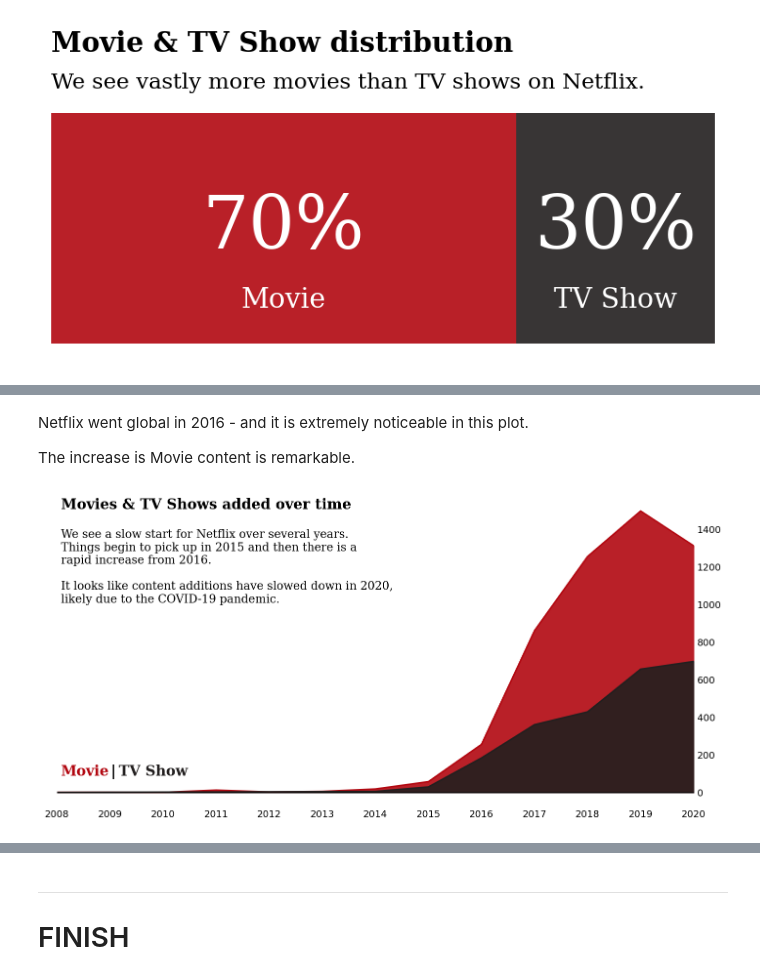
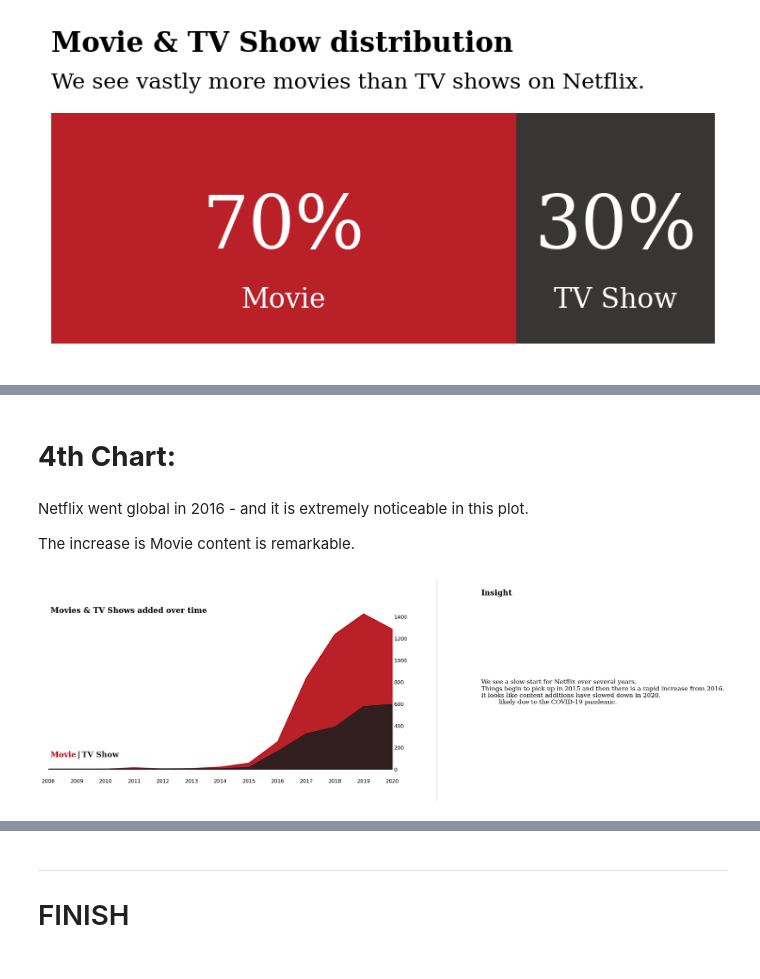
Before and after one commit to Zaariaf/Srpint-1, a Jupyter notebook: netflix_data_visualization.ipynb, the cells around one changed output, grey strips where cells are left out. Saved outputs shown, nothing was run; the diff lists cells and outputs as text; code cells hidden in the pictures.

```diff
--- a/netflix_data_visualization.ipynb
+++ b/netflix_data_visualization.ipynb
@@ -361,11 +447,18 @@ I would imagine that the USA will have the most content.
 # %%
+# Check and create 'first_country' column if it doesn't exist
+df['first_country'] = df['country']  # Assuming 'country' exists and is similar to what you need
+
+# Check if 'count' column exists
+if 'count' not in df.columns:
+    df['count'] = 1  # Placeholder, replace with actual logic to create 'count' column
+
 # Group the DataFrame by 'first_country' and sum the 'count' column, then sort the result in descending order
 data = df.groupby('first_country')['count'].sum().sort_values(ascending=False)[:10]
 
 # Plot
 # Create a color map for the bars, with default color and highlight for the top 3
 color_map = ['#f5f5f1' for _ in range(10)]
-color_map[0] = color_map[1] = color_map[2] =  '#b20710'  # Color highlight for the top 3 countries
+color_map[0] = color_map[1] = color_map[2] = '#b20710'  # Color highlight for the top 3 countries
 
 # Set up the figure and axes with specific size
 fig, ax = plt.subplots(1, 1, figsize=(12, 6))
@@ -394,7 +487,6 @@ ax.set_xticklabels(data.index, fontfamily='serif', rotation=0)
 fig.text(0.09, 1, 'Top 10 countries on Netflix', fontsize=15, fontweight='bold', fontfamily='serif')
 # Add a sub-title
 fig.text(0.09, 0.95, 'The three most frequent countries have been highlighted.', fontsize=12, fontweight='light', fontfamily='serif')
-
 # Add an insight section with custom text
 fig.text(1.1, 1.01, 'Insight', fontsize=15, fontweight='bold', fontfamily='serif')
 fig.text(1.1, 0.67, '''The most prolific producers of
@@ -402,7 +494,7 @@ content for Netflix are, primarily,
 the USA, with India and the UK
 a significant distance behind.
 It makes sense that the USA produces the most content as, after
-all, Netflix is a US company.''' , fontsize=12, fontweight='light', fontfamily='serif')
+all, Netflix is a US company.''', fontsize=12, fontweight='light', fontfamily='serif')
 
 # Add grid lines on the y-axis
 ax.grid(axis='y', linestyle='-', alpha=0.4)
@@ -415,7 +507,7 @@ ax.set_yticks(grid_y_ticks)
 ax.set_axisbelow(True)
 
 # Thicken the bottom line
-plt.axhline(y = 0, color = 'black', linewidth = 1.3, alpha = .7)
+plt.axhline(y=0, color='black', linewidth=1.3, alpha=0.7)
 
 # Customize tick parameters
 ax.tick_params(axis='both', which='major', labelsize=12)
@@ -529,3 +625,5 @@ Equally, India is dominated by Movies.
+# %% [markdown]
+# **4th Chart:**
 # %% [markdown]
 Netflix went global in 2016 - and it is extremely noticeable in this plot.
 
@@ -562,33 +660,41 @@ ax.set_xlim(2008, 2020)
 # Set custom x-axis ticks
 plt.xticks(np.arange(2008, 2021, 1))
 
 # Add main title to the figure
 fig.text(0.13, 0.85, 'Movies & TV Shows added over time', fontsize=15, fontweight='bold', fontfamily='serif')
 
 # Add sub-title to the figure
-fig.text(0.13, 0.59, '''We see a slow start for Netflix over several years. Things begin to pick up in 2015 and then there is a rapid increase from 2016.
-It looks like content additions have slowed down in 2020, likely due to the COVID-19 pandemic.''', fontsize=12, fontweight='light', fontfamily='serif')
+fig.text(1.1, 0.93, 'Insight', fontsize=15, fontweight='bold', fontfamily='serif')
+fig.text(1.1, 0.44, '''We see a slow start for Netflix over several years.
+Things begin to pick up in 2015 and then there is a rapid increase from 2016.
+It looks like content additions have slowed down in 2020.
+         likely due to the COVID-19 pandemic.''' , fontsize=12, fontweight='light', fontfamily='serif')
 
 # Add annotation for 'Movie'
 fig.text(0.13, 0.2, "Movie", fontweight="bold", fontfamily='serif', fontsize=15, color='#b20710')
 
 # Add a separator between annotations
 fig.text(0.19, 0.2, "|", fontweight="bold", fontfamily='serif', fontsize=15, color='black')
 
 # Add annotation for 'TV Show'
 fig.text(0.2, 0.2, "TV Show", fontweight="bold", fontfamily='serif', fontsize=15, color='#221f1f')
 
 # Remove all axis spines for a cleaner look
 for s in ['top', 'right', 'bottom', 'left']:
     ax.spines[s].set_visible(False)
 
 # Disable grid lines
 ax.grid(False)
 
+# Import matplotlib lines module and add a vertical line for visual separation
+import matplotlib.lines as lines
+l1 = lines.Line2D([1, 1], [0, 1], transform=fig.transFigure, figure=fig, color='black', lw=0.2)
+fig.lines.extend([l1])
+
 # Remove tick marks for a cleaner look
 ax.tick_params(axis='both', which='both', length=0)
 
 # Display the plot
 plt.show()
 # %% [output]
-[figure, old version]
+[figure, new version]
```
Also changed, not shown: parts of 56 cells of this notebook.
